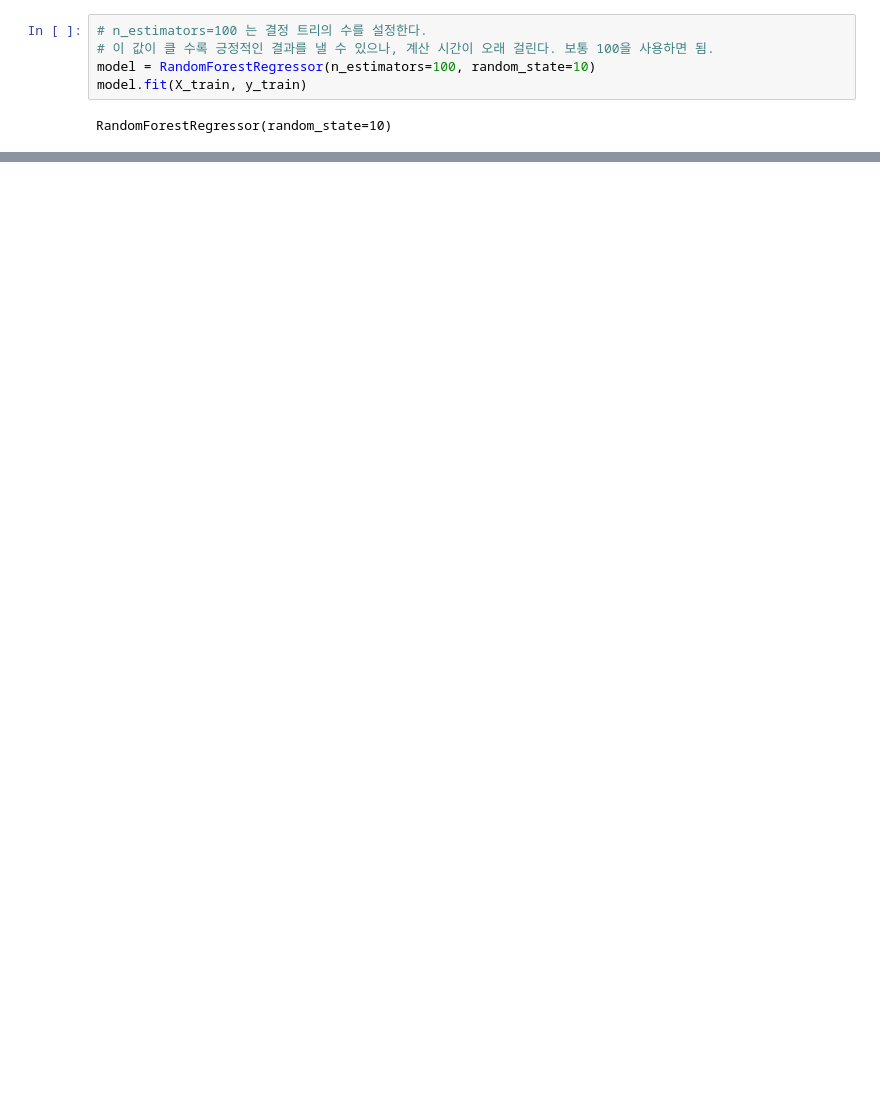
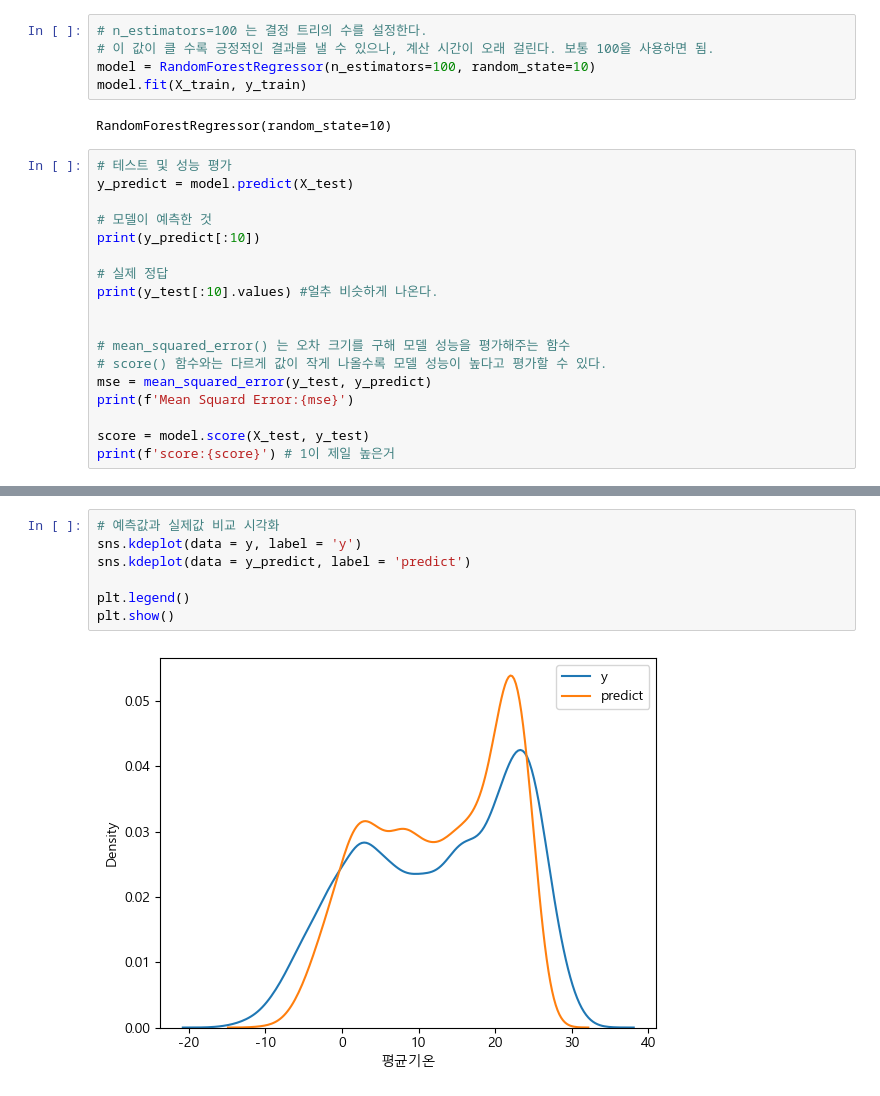
Before and after one commit to Darang00/Python, a Jupyter notebook: 1900_py_dyl/workspace/python/day07/ex01.ipynb, the cells around one changed output, grey strips where cells are left out. Cells and saved outputs as stored; diff of their text form; blank space fills up the shorter version.

```diff
--- a/1900_py_dyl/workspace/python/day07/ex01.ipynb
+++ b/1900_py_dyl/workspace/python/day07/ex01.ipynb
@@ -851,3 +908,21 @@ model = RandomForestRegressor(n_estimators=100, random_state=10)
 model.fit(X_train, y_train)
 # %% [output]
 RandomForestRegressor(random_state=10)
+# %%
+# 테스트 및 성능 평가
+y_predict = model.predict(X_test)
+
+# 모델이 예측한 것
+print(y_predict[:10])
+
+# 실제 정답
+print(y_test[:10].values) #얼추 비슷하게 나온다.
+
+
+# mean_squared_error() 는 오차 크기를 구해 모델 성능을 평가해주는 함수
+# score() 함수와는 다르게 값이 작게 나올수록 모델 성능이 높다고 평가할 수 있다.
+mse = mean_squared_error(y_test, y_predict)
+print(f'Mean Squard Error:{mse}')
+
+score = model.score(X_test, y_test)
+print(f'score:{score}') # 1이 제일 높은거
@@ -853,0 +947,9 @@ RandomForestRegressor(random_state=10)
+# %%
+# 예측값과 실제값 비교 시각화
+sns.kdeplot(data = y, label = 'y')
+sns.kdeplot(data = y_predict, label = 'predict')
+
+plt.legend()
+plt.show()
+# %% [output]
+[figure, added]
```
Also changed, not shown: parts of 8 cells of this notebook, 2 other files.
